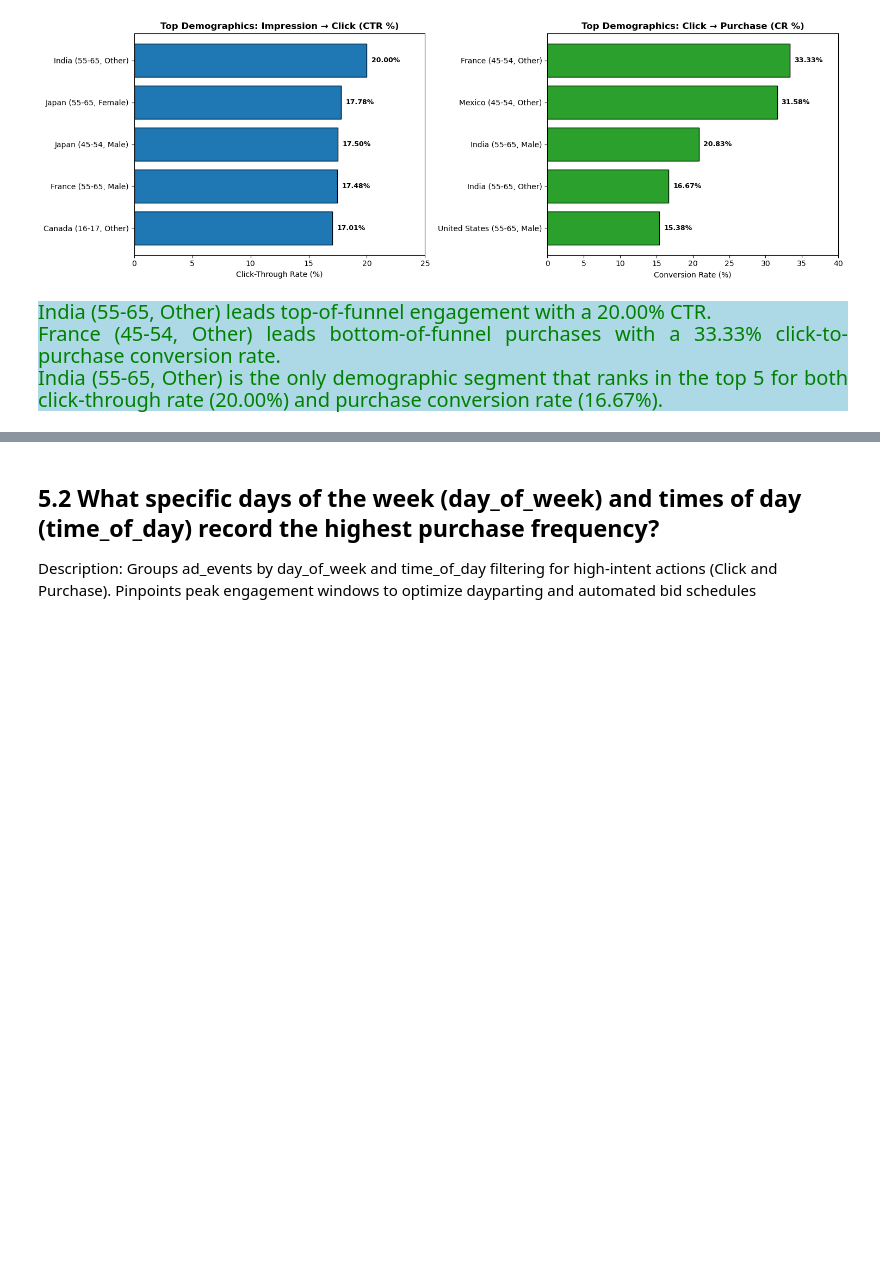
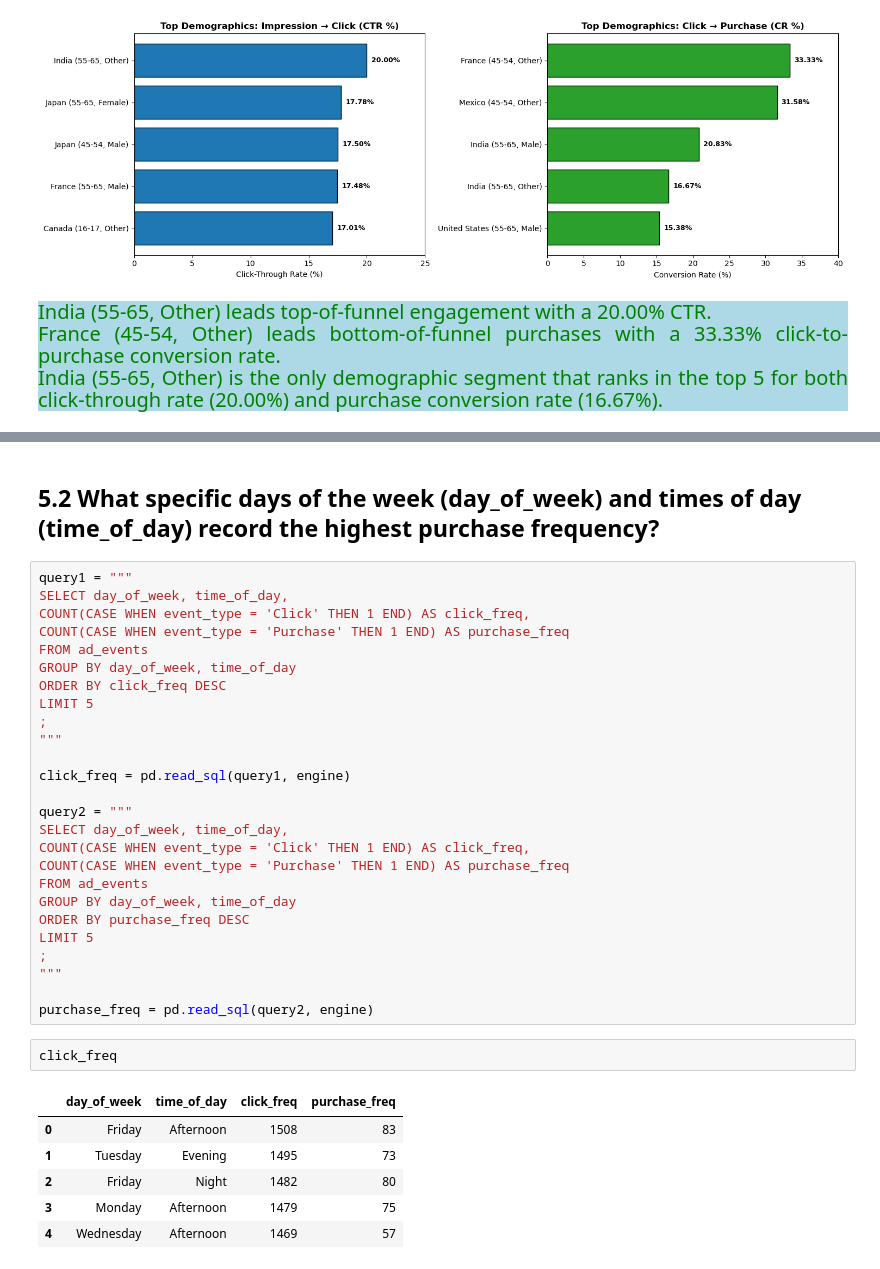
Before and after one commit to Kartika-Nidhi/Social_Media_Ads_Performance_Analysis_SQL, a Jupyter notebook: SocialMediaAdsPerformance.ipynb, the cells around one changed output, grey strips where cells are left out. Saved outputs shown, nothing was run; the diff lists cells and outputs as text; blank space fills up the shorter version.

```diff
--- a/SocialMediaAdsPerformance.ipynb
+++ b/SocialMediaAdsPerformance.ipynb
@@ -843,6 +843,38 @@ plt.show()
 <div>
 # %% [markdown]
 ## 5.2 What specific days of the week (day_of_week) and times of day (time_of_day) record the highest purchase frequency?
-
-
-Description: Groups ad_events by day_of_week and time_of_day filtering for high-intent actions (Click and Purchase). Pinpoints peak engagement windows to optimize dayparting and automated bid schedules
+# %%
+query1 = """
+SELECT day_of_week, time_of_day,
+COUNT(CASE WHEN event_type = 'Click' THEN 1 END) AS click_freq,
+COUNT(CASE WHEN event_type = 'Purchase' THEN 1 END) AS purchase_freq
+FROM ad_events
+GROUP BY day_of_week, time_of_day
+ORDER BY click_freq DESC
+LIMIT 5
+;
+"""
+
+click_freq = pd.read_sql(query1, engine)
+
+query2 = """
+SELECT day_of_week, time_of_day,
+COUNT(CASE WHEN event_type = 'Click' THEN 1 END) AS click_freq,
+COUNT(CASE WHEN event_type = 'Purchase' THEN 1 END) AS purchase_freq
+FROM ad_events
+GROUP BY day_of_week, time_of_day
+ORDER BY purchase_freq DESC
+LIMIT 5
+;
+"""
+
+purchase_freq = pd.read_sql(query2, engine)
+# %%
+click_freq
+# %% [output]
+|  | day_of_week | time_of_day | click_freq | purchase_freq |
+| 0 | Friday | Afternoon | 1508 | 83 |
+| 1 | Tuesday | Evening | 1495 | 73 |
+| 2 | Friday | Night | 1482 | 80 |
+| 3 | Monday | Afternoon | 1479 | 75 |
+| 4 | Wednesday | Afternoon | 1469 | 57 |
```
Also changed, not shown: parts of 8 cells of this notebook.
